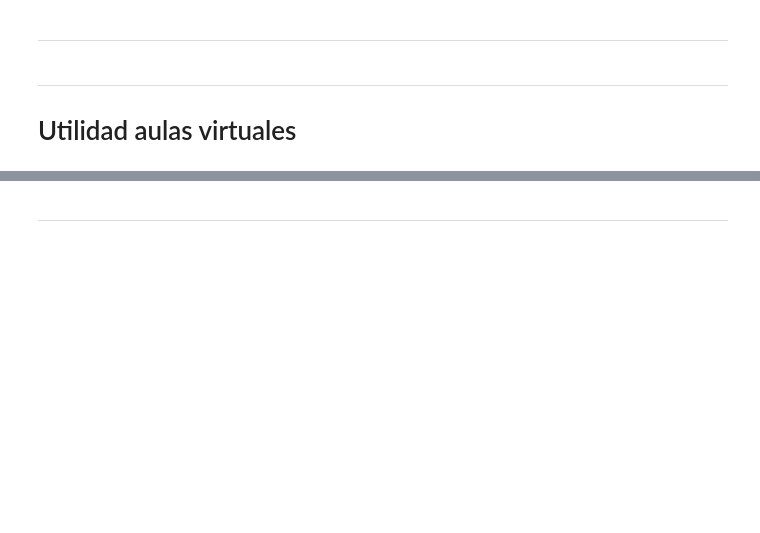
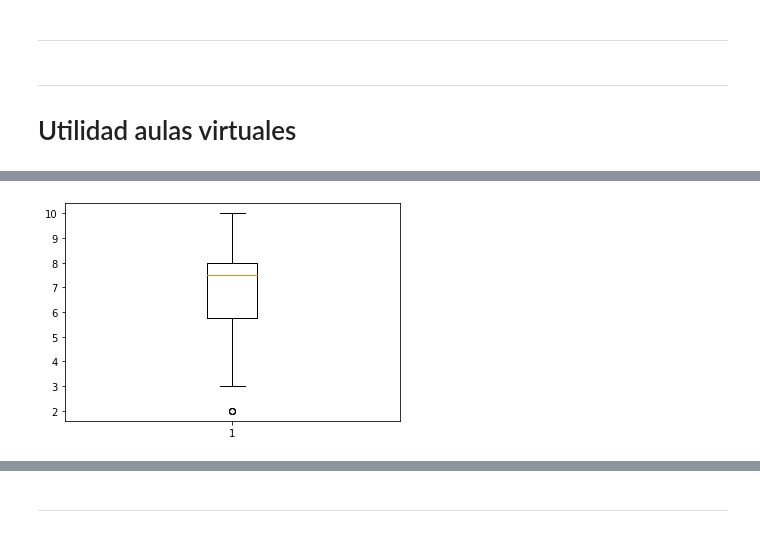
Before and after one commit to sebastianmora04/estadistica_j1, a Jupyter notebook: modelo.ipynb, the cells around one changed output, grey strips where cells are left out. Cells and saved outputs as stored; diff of their text form; code cells hidden in the pictures; blank space fills up the shorter version.

```diff
--- a/modelo.ipynb
+++ b/modelo.ipynb
@@ -235,3 +235,8 @@ x2.sort_index().plot(kind = 'bar',color='pink')
+# %%
+plt.boxplot(df['Practicidad'])
+plt.show()
+# %% [output]
+[figure, added]
 # %%
 ftau = df['Practicidad']
 modapra = stat.mode(ftau)
```
Also changed, not shown: parts of 16 cells of this notebook.
